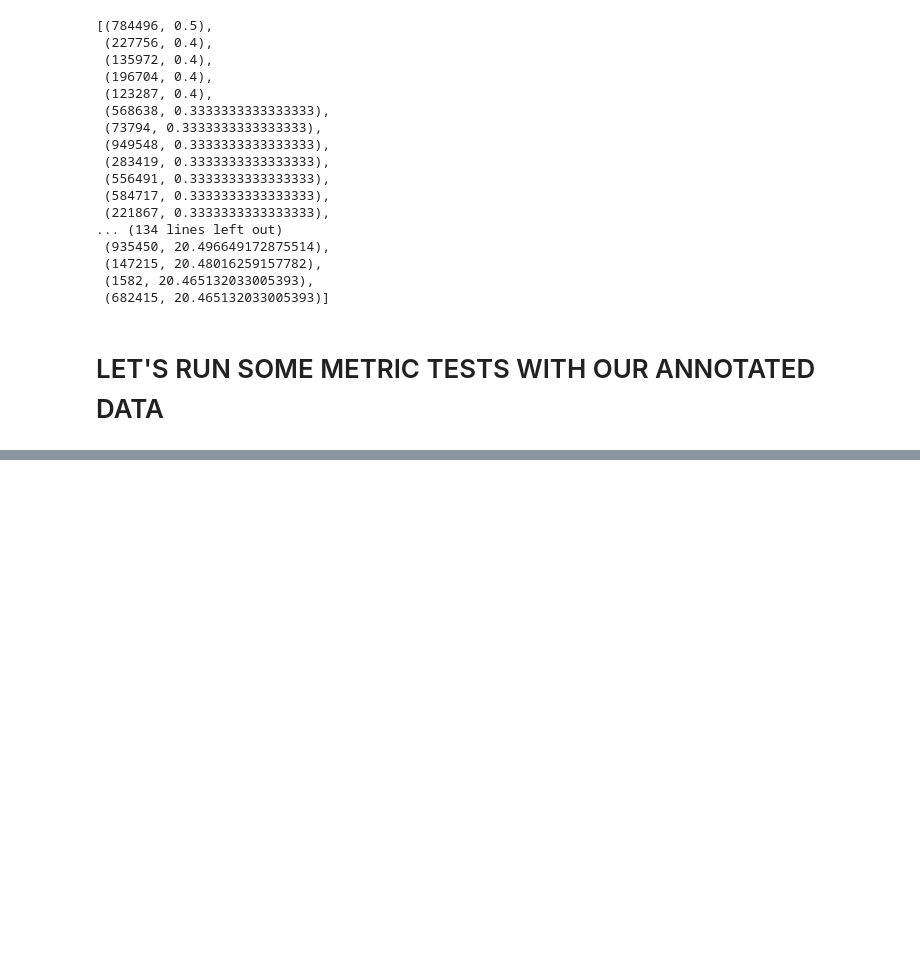
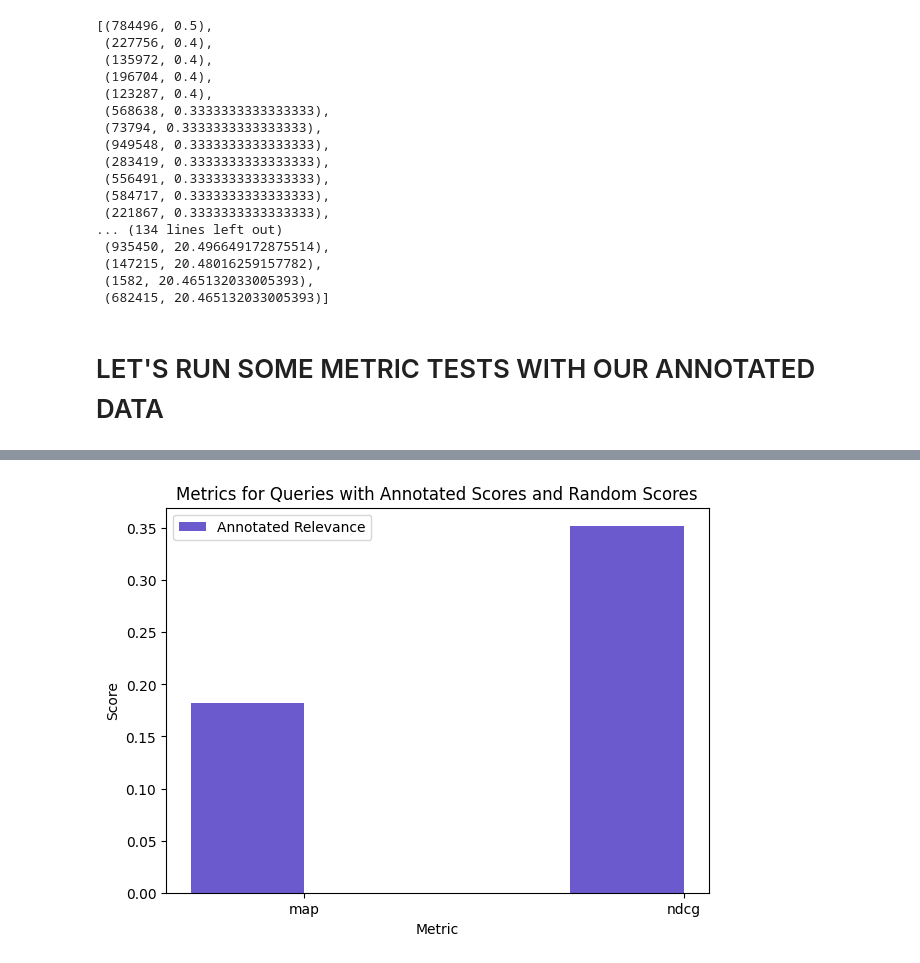
Before and after one commit to bkarduck/si650-final-project, a Jupyter notebook: NERD.ipynb, the cells around one changed output, grey strips where cells are left out. Saved outputs shown, nothing was run; the diff lists cells and outputs as text; code cells hidden in the pictures; blank space fills up the shorter version.

```diff
--- a/NERD.ipynb
+++ b/NERD.ipynb
@@ -143,0 +165,34 @@ topq
+# %%
+# PLOT
+annotatedScore = {'map': 0.1826190476190476, 'ndcg': 0.35204219237163803}
+categories = list(annotatedScore.keys())
+values1 = list(annotatedScore.values())
+#values2 = list(randomscore.values())
+
+#increase figsize
+# Define the width of the bars
+bar_width = 0.3
+
+# Create a figure and axis
+fig, ax = plt.subplots()
+
+fig.set_size_inches(7, 5)
+
+# Set the positions for the bars
+x = range(len(categories))
+# y axis range below 0 to -.01
+
+# Create the bars for data1
+bars1 = plt.bar(x, values1, width=bar_width, label='Annotated Relevance', color='slateblue')
+
+# Create the bars for data2, shifted to the right
+x_shifted = [pos + bar_width for pos in x]
+plt.xticks([pos + bar_width / 2 for pos in x], categories)
+plt.legend(loc='upper left')
+
+plt.ylabel('Score')
+plt.xlabel('Metric')
+plt.title('Metrics for Queries with Annotated Scores and Random Scores')
+plt.show()
+# %% [output]
+[figure, added]
```
Also changed, not shown: parts of 5 cells of this notebook, 2 other files.
